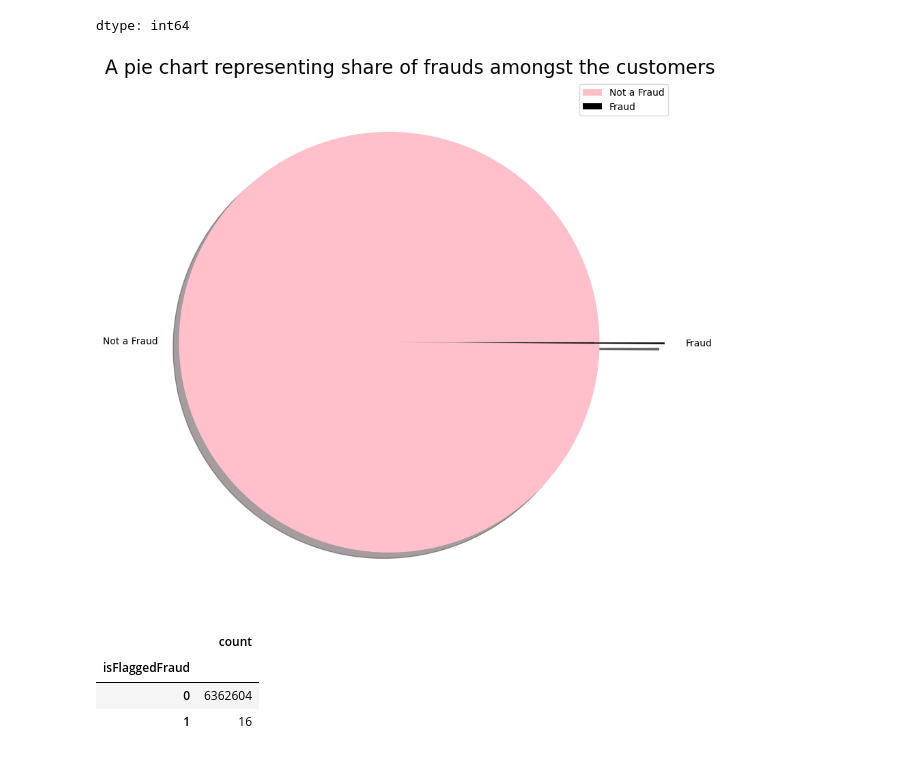
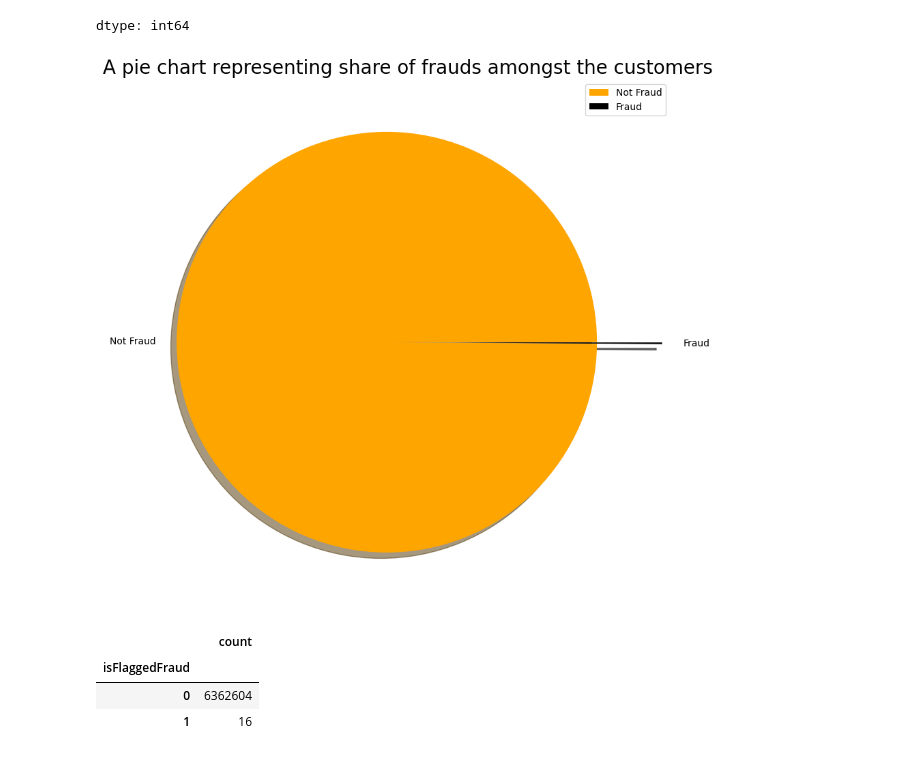
Before and after one commit to Soham24122003/FinalYear, a Jupyter notebook: Fraud_detection_in_financial_payment_services.ipynb, the cells around one changed output. Cells and saved outputs as stored; diff of their text form; code cells hidden in the pictures.

```diff
--- a/Fraud_detection_in_financial_payment_services.ipynb
+++ b/Fraud_detection_in_financial_payment_services.ipynb
@@ -90,19 +89,19 @@ data['isFraud'].value_counts()
 | 1 | 8213 |
 dtype: int64
 # %%
-labels = ['Not a Fraud', 'Fraud']
-colors = ['pink', 'black']
+labels = ['Not Fraud', 'Fraud']
+colors = ['orange', 'black']
 size = [6354407, 8213]
 explode = [0.1, 0.21]
 
 plt.rcParams['figure.figsize'] = (10, 10)
 plt.pie(size, labels = labels, colors = colors, explode = explode, shadow = True)
 plt.axis('off')
 plt.title('A pie chart representing share of frauds amongst the customers',fontsize = 20)
 plt.legend()
 plt.show()
 # %% [output]
-[figure, old version]
+[figure, new version]
 # %%
 data['isFlaggedFraud'].value_counts()
 # %% [output]
```
Also changed, not shown: parts of 11 cells of this notebook.
